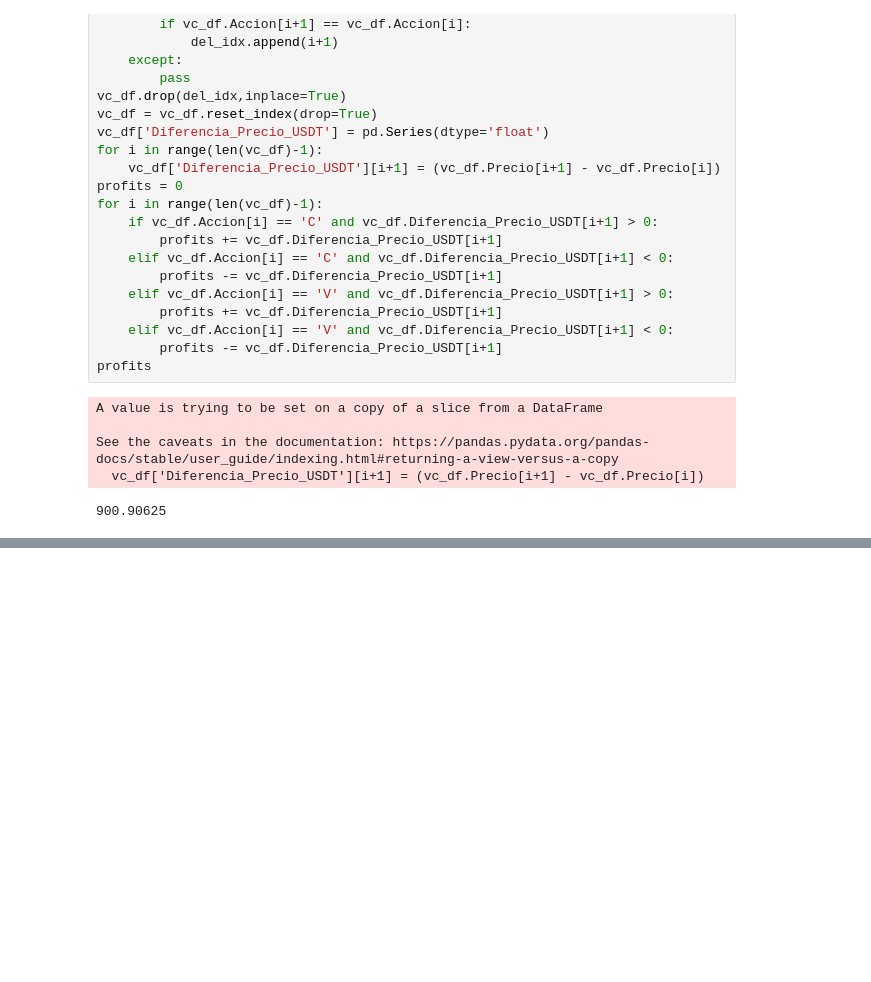
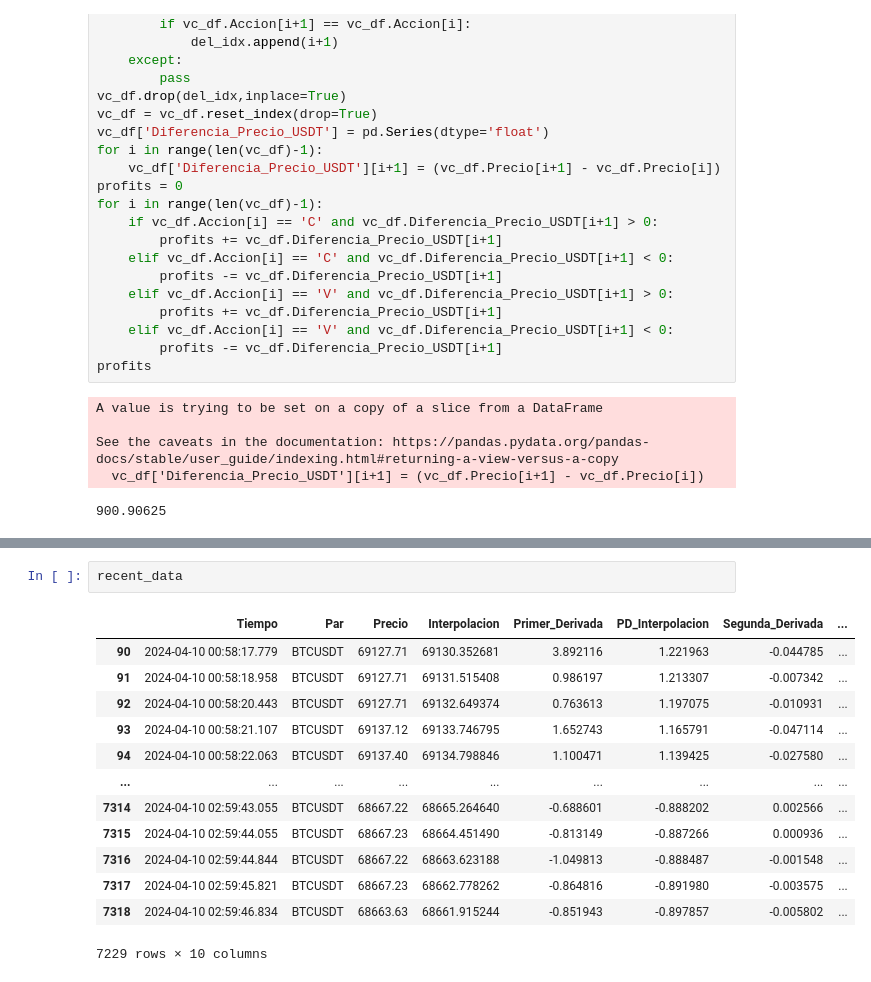
Before and after one commit to Tinmarian/tradingbot, a Jupyter notebook: scripts/DERIVATIVES_STRATEGY/streaming_derivatives_analysis_V2.ipynb, the cells around one changed output, grey strips where cells are left out. Saved outputs shown, nothing was run; the diff lists cells and outputs as text; blank space fills up the shorter version.

```diff
--- a/scripts/DERIVATIVES_STRATEGY/streaming_derivatives_analysis_V2.ipynb
+++ b/scripts/DERIVATIVES_STRATEGY/streaming_derivatives_analysis_V2.ipynb
@@ -345,3 +438,19 @@ plt.show
+# %%
+recent_data
+# %% [output]
+|  | Tiempo | Par | Precio | Interpolacion | Primer_Derivada | PD_Interpolacion | Segunda_Derivada | ... |
+| 90 | 2024-04-10 00:58:17.779 | BTCUSDT | 69127.71 | 69130.352681 | 3.892116 | 1.221963 | -0.044785 | ... |
+| 91 | 2024-04-10 00:58:18.958 | BTCUSDT | 69127.71 | 69131.515408 | 0.986197 | 1.213307 | -0.007342 | ... |
+| 92 | 2024-04-10 00:58:20.443 | BTCUSDT | 69127.71 | 69132.649374 | 0.763613 | 1.197075 | -0.010931 | ... |
+| 93 | 2024-04-10 00:58:21.107 | BTCUSDT | 69137.12 | 69133.746795 | 1.652743 | 1.165791 | -0.047114 | ... |
+| 94 | 2024-04-10 00:58:22.063 | BTCUSDT | 69137.40 | 69134.798846 | 1.100471 | 1.139425 | -0.027580 | ... |
+| ... | ... | ... | ... | ... | ... | ... | ... | ... |
+| 7314 | 2024-04-10 02:59:43.055 | BTCUSDT | 68667.22 | 68665.264640 | -0.688601 | -0.888202 | 0.002566 | ... |
+| 7315 | 2024-04-10 02:59:44.055 | BTCUSDT | 68667.23 | 68664.451490 | -0.813149 | -0.887266 | 0.000936 | ... |
+| 7316 | 2024-04-10 02:59:44.844 | BTCUSDT | 68667.22 | 68663.623188 | -1.049813 | -0.888487 | -0.001548 | ... |
+| 7317 | 2024-04-10 02:59:45.821 | BTCUSDT | 68667.23 | 68662.778262 | -0.864816 | -0.891980 | -0.003575 | ... |
+| 7318 | 2024-04-10 02:59:46.834 | BTCUSDT | 68663.63 | 68661.915244 | -0.851943 | -0.897857 | -0.005802 | ... |
+7229 rows × 10 columns
 # %%
 pmax_df = recent_data.iloc[max_points_idx].loc[:,['Tiempo','Precio']]
 pmax_df['Accion'] = 'C'
```
Also changed, not shown: parts of 5 cells of this notebook, 9 other files.
